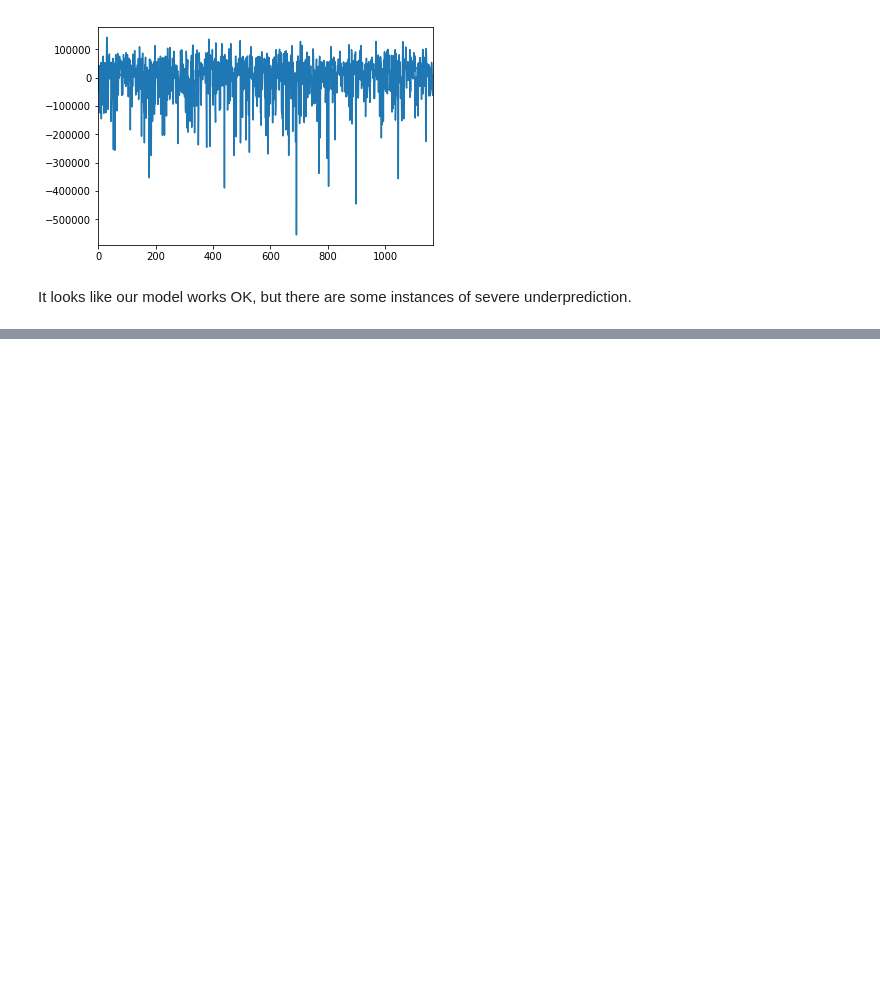
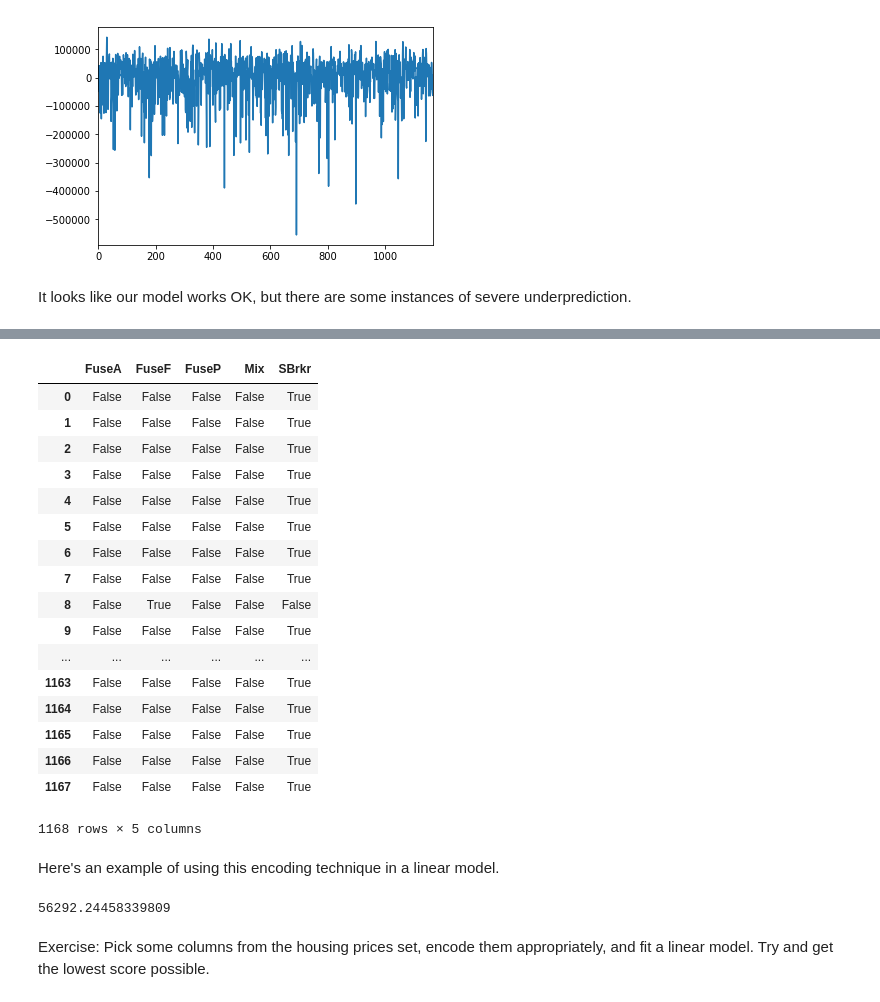
Before and after one commit to eliiza/machine-learning-training, a Jupyter notebook: model_evaluation.ipynb, the cells around one changed output, grey strips where cells are left out. Saved outputs shown, nothing was run; the diff lists cells and outputs as text; code cells hidden in the pictures; blank space fills up the shorter version.

Commit message:
Add feature engineering / multiple linear regression content

```diff
--- a/model_evaluation.ipynb
+++ b/model_evaluation.ipynb
@@ -167,0 +264,32 @@ It looks like our model works OK, but there are some instances of severe underpr
+# %%
+def encode_electrical(electrical):
+    one_hot_encoding = pd.DataFrame()
+    one_hot_encoding['FuseA'] = electrical == 'FuseA'
+    one_hot_encoding['FuseF'] = electrical == 'FuseF'
+    one_hot_encoding['FuseP'] = electrical == 'FuseP'
+    one_hot_encoding['Mix']   = electrical == 'Mix'
+    one_hot_encoding['SBrkr'] = electrical == 'SBrkr'
+    return(one_hot_encoding)
+# %%
+encode_electrical(training_set['Electrical'])
+# %% [output]
+|  | FuseA | FuseF | FuseP | Mix | SBrkr |
+| 0 | False | False | False | False | True |
+| 1 | False | False | False | False | True |
+| 2 | False | False | False | False | True |
+| 3 | False | False | False | False | True |
+| 4 | False | False | False | False | True |
+| 5 | False | False | False | False | True |
+| 6 | False | False | False | False | True |
+| 7 | False | False | False | False | True |
+| 8 | False | True | False | False | False |
+| 9 | False | False | False | False | True |
+| ... | ... | ... | ... | ... | ... |
+| 1163 | False | False | False | False | True |
+| 1164 | False | False | False | False | True |
+| 1165 | False | False | False | False | True |
+| 1166 | False | False | False | False | True |
+| 1167 | False | False | False | False | True |
+1168 rows × 5 columns
+# %% [markdown]
+Here's an example of using this encoding technique in a linear model.
@@ -167,0 +304,6 @@ It looks like our model works OK, but there are some instances of severe underpr
+# %%
+evaluate_model(electrical_model)
+# %% [output]
+56292.24458339809
+# %% [markdown]
+Exercise: Pick some columns from the housing prices set, encode them appropriately, and fit a linear model. Try and get the lowest score possible.
```
Also changed, not shown: parts of 22 cells of this notebook.
